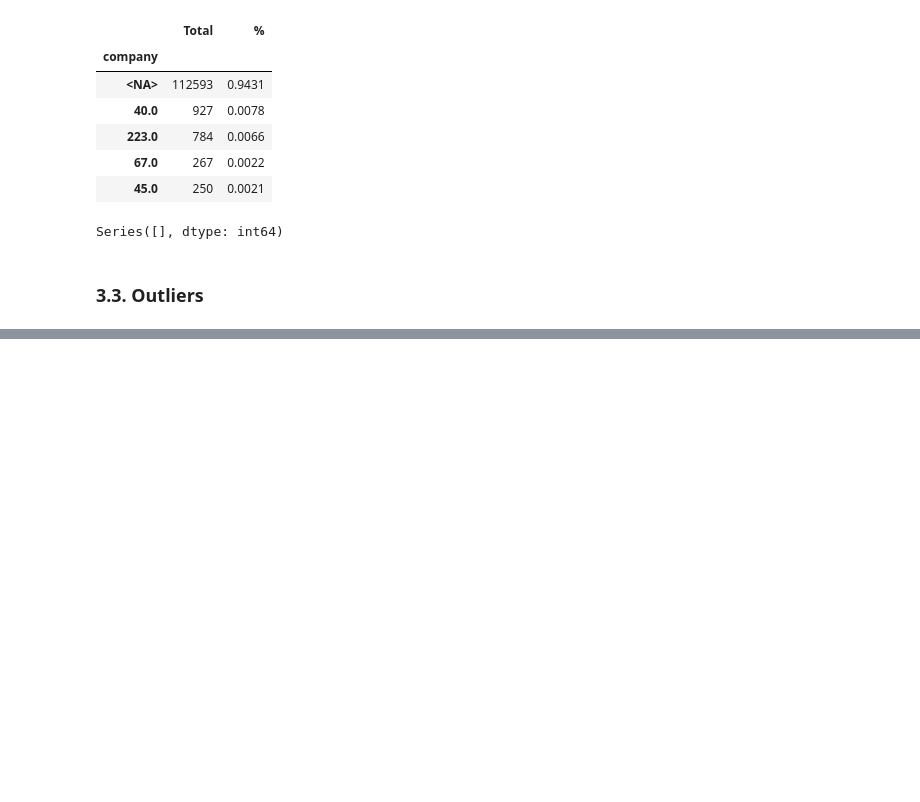
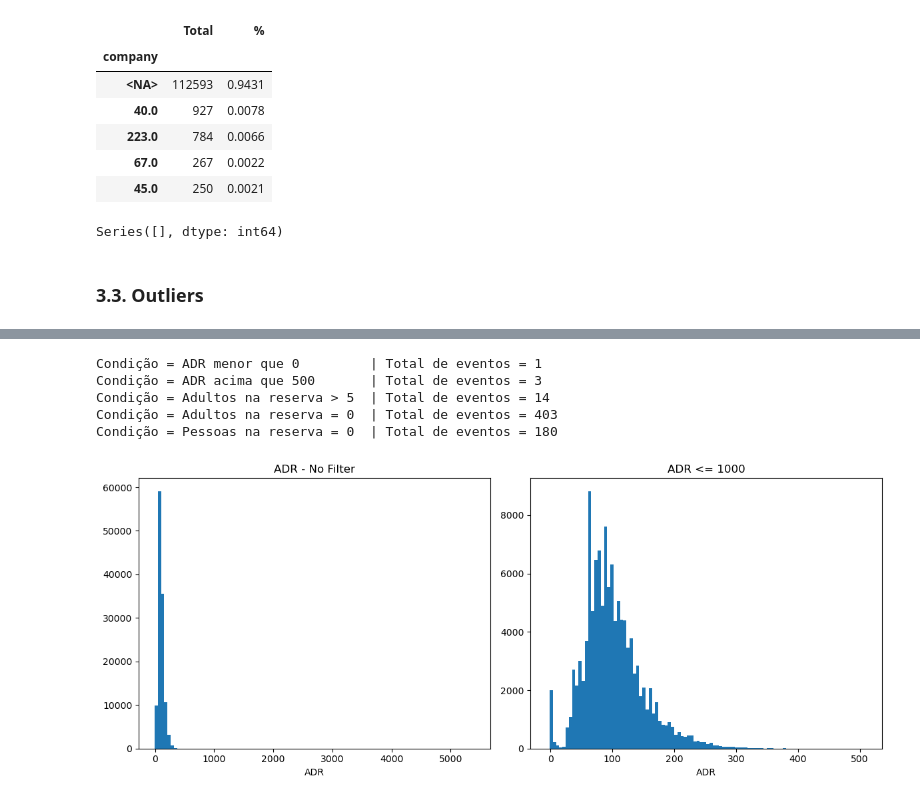
Before and after one commit to bruno-lima98/portfolio-hotel-cancellation-prediction, a Jupyter notebook: main.ipynb, the cells around one changed output, grey strips where cells are left out. Drawn from its saved outputs; the diff is of its cells as text; code cells hidden in the pictures; blank space fills up the shorter version.

```diff
--- a/main.ipynb
+++ b/main.ipynb
@@ -205,3 +199,36 @@ df.describe().T
 | required_car_parking_spaces | 119390.0 | 0.062518 | 0.0 | 0.0 | 0.0 | 0.0 | 8.0 | 0.245291 |
 | total_of_special_requests | 119390.0 | 0.571363 | 0.0 | 0.0 | 0.0 | 1.0 | 5.0 | 0.792798 |
 | reservation_status_date | 119390 | 2016-07-30 00:24:47.883407104 | 2014-10-17 00:00:00 | 2016-02-01 00:00:00 | 2016-08-07 00:00:00 | 2017-02-08 00:00:00 | 2017-09-14 00:00:00 | NaN |
+# %%
+# display(df[df["adr"] < 0])
+# display(df[df["adr"] > 500])
+# display(df[df["adults"] > 5])
+# display(df[df["adults"] <= 0])
+# display(df[df["adults"] + df["children"] + df["babies"] <= 0])
+
+print(f"Condição = ADR menor que 0         | Total de eventos = {len(df[df["adr"] < 0])}")
+print(f"Condição = ADR acima que 500       | Total de eventos = {len(df[df["adr"] > 500])}")
+print(f"Condição = Adultos na reserva > 5  | Total de eventos = {len(df[df["adults"] > 5])}")
+print(f"Condição = Adultos na reserva = 0  | Total de eventos = {len(df[df["adults"] <= 0])}")
+print(f"Condição = Pessoas na reserva = 0  | Total de eventos = {len(df[df["adults"] + df["children"] + df["babies"] <= 0])}")
+# %% [output]
+Condição = ADR menor que 0         | Total de eventos = 1
+Condição = ADR acima que 500       | Total de eventos = 3
+Condição = Adultos na reserva > 5  | Total de eventos = 14
+Condição = Adultos na reserva = 0  | Total de eventos = 403
+Condição = Pessoas na reserva = 0  | Total de eventos = 180
+# %%
+fig, axes = plt.subplots(1, 2, figsize=(12, 5))
+
+axes[0].hist(df["adr"], bins=100)
+axes[0].set_title("ADR - No Filter")
+axes[0].set_xlabel("ADR")
+
+axes[1].hist(df[(df["adr"] <= 1000)]["adr"], bins=100)
+axes[1].set_title("ADR <= 1000")
+axes[1].set_xlabel("ADR")
+
+plt.tight_layout()
+plt.show()
+# %% [output]
+[figure, added]
```
Also changed, not shown: parts of 4 cells of this notebook, 1 other file.
